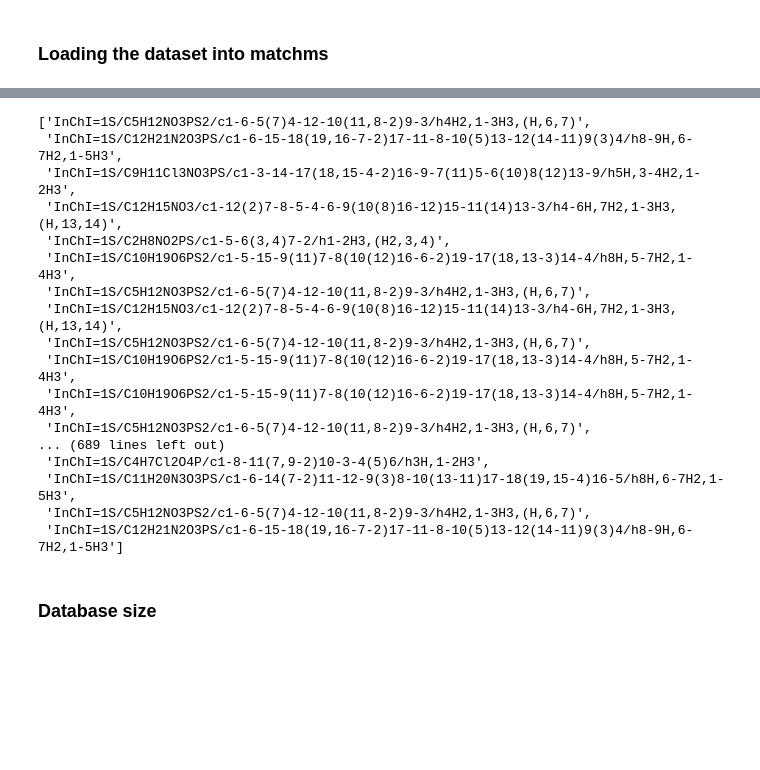
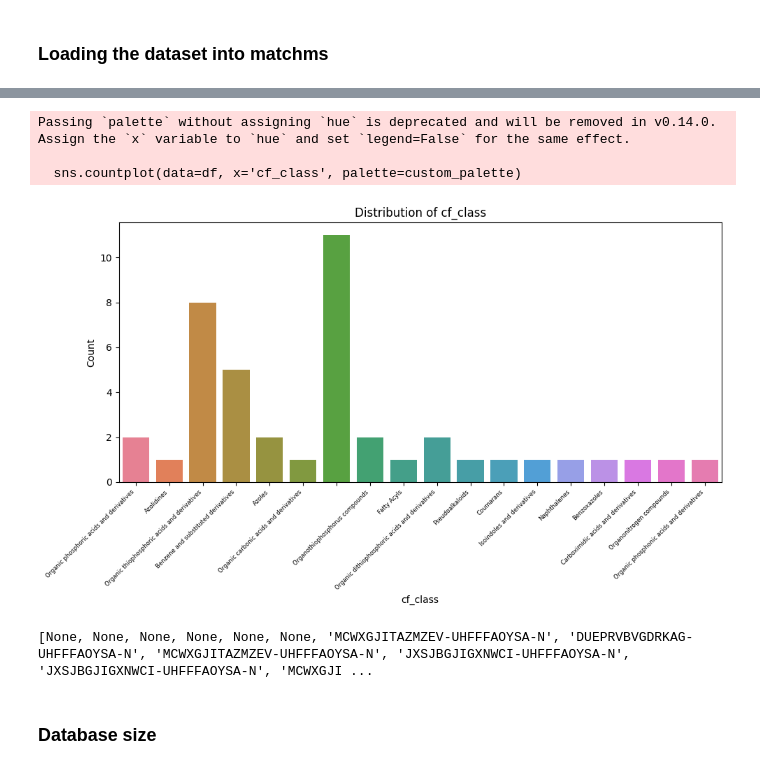
Before and after one commit to vdhooftcompmet/MS2LDA, a Jupyter notebook: notebooks/Pos_ACHE_Inhibitors_dataset.ipynb, the cells around one changed output, grey strips where cells are left out. Drawn from its saved outputs; the diff is of its cells as text; code cells hidden in the pictures; blank space fills up the shorter version.

```diff
--- a/notebooks/Pos_ACHE_Inhibitors_dataset.ipynb
+++ b/notebooks/Pos_ACHE_Inhibitors_dataset.ipynb
@@ -26 +26,15 @@ spectra = load_from_mgf(spectra_path)
 spectra = list(load_from_mgf(spectra_path))
+# %%
+from urllib.error import HTTPError, URLError
+
+from MS2LDA.add_classifire_classifications import select_inchikeys
+from MS2LDA.add_classifire_classifications import select_smiles_and_full_inchikeys
+from MS2LDA.add_classifire_classifications import do_url_request
+from MS2LDA.add_classifire_classifications import get_json_npc_results
+from MS2LDA.add_classifire_classifications import select_compound_classes
+from MS2LDA.add_classifire_classifications import convert_to_dataframe
+
+
+spectrums = list(load_from_mgf(spectra_path))
+inchikey_results_lists=select_compound_classes(spectrums)
+df_classes=convert_to_dataframe(inchikey_results_lists)
@@ -27,3 +55,21 @@ spectra = list(load_from_mgf(spectra_path))
+# %%
+# Remove rows with None values in 'cf_class' column
+import seaborn as sns
+
+custom_palette = sns.color_palette("husl", len(df_classes['cf_class'].unique()))
+
+plt.figure(figsize=(10, 6))
+sns.countplot(data=df_classes, x='cf_class', palette=custom_palette)
+plt.xticks(rotation=45, ha='right', fontsize=6)
+plt.ylabel('Count')
+plt.title('Distribution of cf_class')
+plt.tight_layout()
+plt.show()
+# %% [output]
+Passing `palette` without assigning `hue` is deprecated and will be removed in v0.14.0. Assign the `x` variable to `hue` and set `legend=False` for the same effect.
+
+  sns.countplot(data=df, x='cf_class', palette=custom_palette)
+[figure, added]
 # %%
 # retrieving inchis from spectra to convert them into rdkit.mol.objects
 inchis = []
@@ -33,23 +79,3 @@ for spectrum in spectra:
     inchis.append(inchi)
     nominal_mass = spectrum.get("nominal_mass")
     nominal_masses.append(int(nominal_mass))
-# %%
-inchis
-# %% [output]
-['InChI=1S/C5H12NO3PS2/c1-6-5(7)4-12-10(11,8-2)9-3/h4H2,1-3H3,(H,6,7)',
- 'InChI=1S/C12H21N2O3PS/c1-6-15-18(19,16-7-2)17-11-8-10(5)13-12(14-11)9(3)4/h8-9H,6-7H2,1-5H3',
- 'InChI=1S/C9H11Cl3NO3PS/c1-3-14-17(18,15-4-2)16-9-7(11)5-6(10)8(12)13-9/h5H,3-4H2,1-2H3',
- 'InChI=1S/C12H15NO3/c1-12(2)7-8-5-4-6-9(10(8)16-12)15-11(14)13-3/h4-6H,7H2,1-3H3,(H,13,14)',
- 'InChI=1S/C2H8NO2PS/c1-5-6(3,4)7-2/h1-2H3,(H2,3,4)',
- 'InChI=1S/C10H19O6PS2/c1-5-15-9(11)7-8(10(12)16-6-2)19-17(18,13-3)14-4/h8H,5-7H2,1-4H3',
- 'InChI=1S/C5H12NO3PS2/c1-6-5(7)4-12-10(11,8-2)9-3/h4H2,1-3H3,(H,6,7)',
- 'InChI=1S/C12H15NO3/c1-12(2)7-8-5-4-6-9(10(8)16-12)15-11(14)13-3/h4-6H,7H2,1-3H3,(H,13,14)',
- 'InChI=1S/C5H12NO3PS2/c1-6-5(7)4-12-10(11,8-2)9-3/h4H2,1-3H3,(H,6,7)',
- 'InChI=1S/C10H19O6PS2/c1-5-15-9(11)7-8(10(12)16-6-2)19-17(18,13-3)14-4/h8H,5-7H2,1-4H3',
- 'InChI=1S/C10H19O6PS2/c1-5-15-9(11)7-8(10(12)16-6-2)19-17(18,13-3)14-4/h8H,5-7H2,1-4H3',
- 'InChI=1S/C5H12NO3PS2/c1-6-5(7)4-12-10(11,8-2)9-3/h4H2,1-3H3,(H,6,7)',
-... (689 lines left out)
- 'InChI=1S/C4H7Cl2O4P/c1-8-11(7,9-2)10-3-4(5)6/h3H,1-2H3',
- 'InChI=1S/C11H20N3O3PS/c1-6-14(7-2)11-12-9(3)8-10(13-11)17-18(19,15-4)16-5/h8H,6-7H2,1-5H3',
- 'InChI=1S/C5H12NO3PS2/c1-6-5(7)4-12-10(11,8-2)9-3/h4H2,1-3H3,(H,6,7)',
- 'InChI=1S/C12H21N2O3PS/c1-6-15-18(19,16-7-2)17-11-8-10(5)13-12(14-11)9(3)4/h8-9H,6-7H2,1-5H3']
@@ -68,3 +82,16 @@ mols = [MolFromInchi(inchi) for inchi in inchis]
+# %%
+# retrieving inchis from spectra to convert them into rdkit.mol.objects
+inchis_key = []
+nominal_masses = []
+for spectrum in spectra:
+    inchi_key= spectrum.get("inchikey")
+    inchis_key.append(inchi_key)
+    nominal_mass = spectrum.get("nominal_mass")
+    nominal_masses.append(int(nominal_mass))
+
+print(inchis_key)
+# %% [output]
+[None, None, None, None, None, None, 'MCWXGJITAZMZEV-UHFFFAOYSA-N', 'DUEPRVBVGDRKAG-UHFFFAOYSA-N', 'MCWXGJITAZMZEV-UHFFFAOYSA-N', 'JXSJBGJIGXNWCI-UHFFFAOYSA-N', 'JXSJBGJIGXNWCI-UHFFFAOYSA-N', 'MCWXGJI ...
 # %% [markdown]
 ### Database size
 # %%
```
Also changed, not shown: parts of 21 cells of this notebook, 2 other files.
